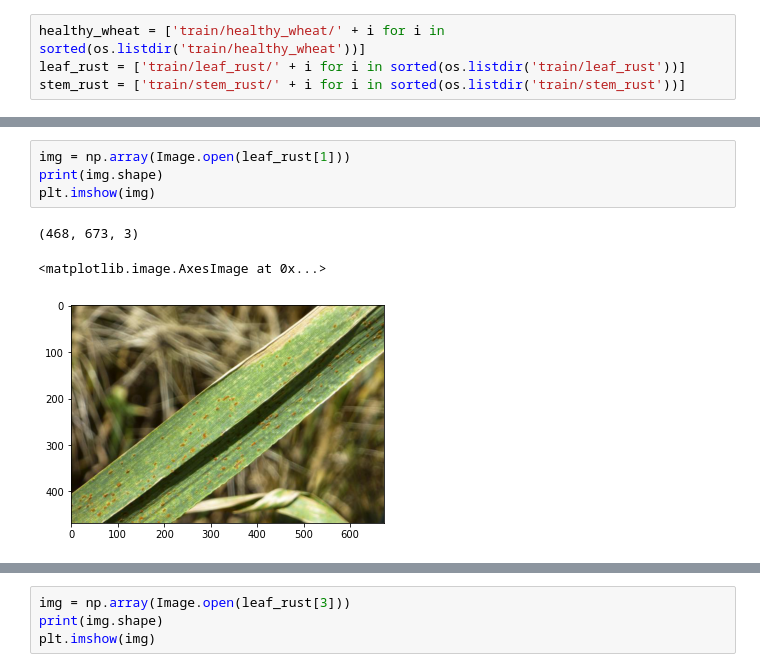
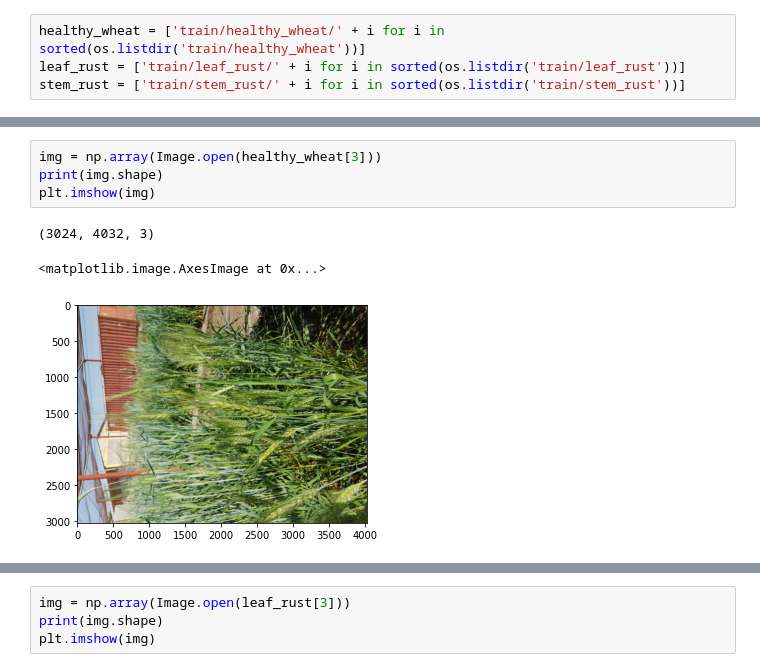
Before and after one commit to Aleena-Mishra-10/first, a Jupyter notebook: A_ICLR_Crop_Disease.ipynb, the cells around one changed output, grey strips where cells are left out. Saved outputs shown, nothing was run; the diff lists cells and outputs as text.

```diff
--- a/A_ICLR_Crop_Disease.ipynb
+++ b/A_ICLR_Crop_Disease.ipynb
@@ -40,8 +42,8 @@ initial shape or dimention of stem rust 376
 # %%
-img = np.array(Image.open(leaf_rust[1]))
+img = np.array(Image.open(healthy_wheat[3]))
 print(img.shape)
 plt.imshow(img)
 # %% [output]
-(468, 673, 3)
+(3024, 4032, 3)
 <matplotlib.image.AxesImage at 0x...>
-[figure, old version]
+[figure, new version]
```
Also changed, not shown: parts of 24 cells of this notebook.
